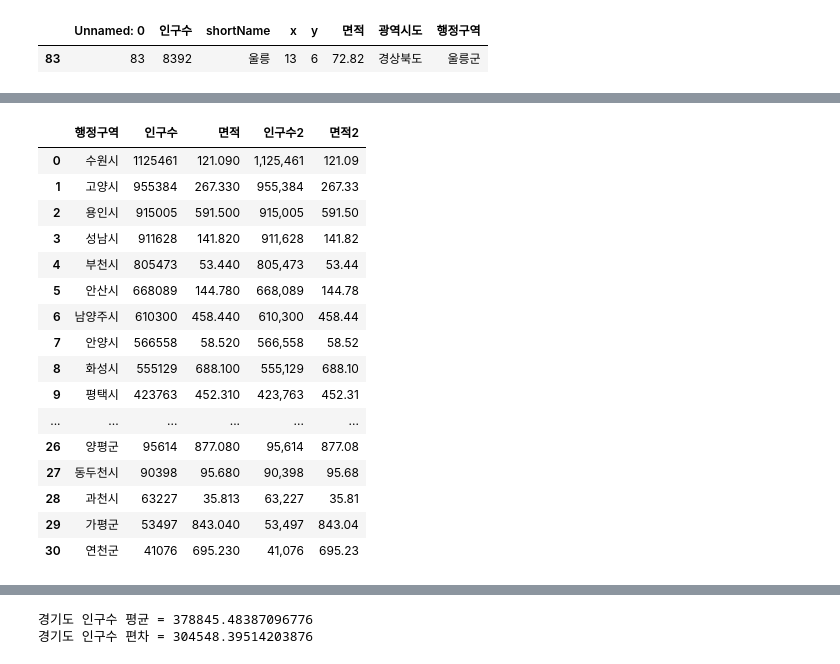
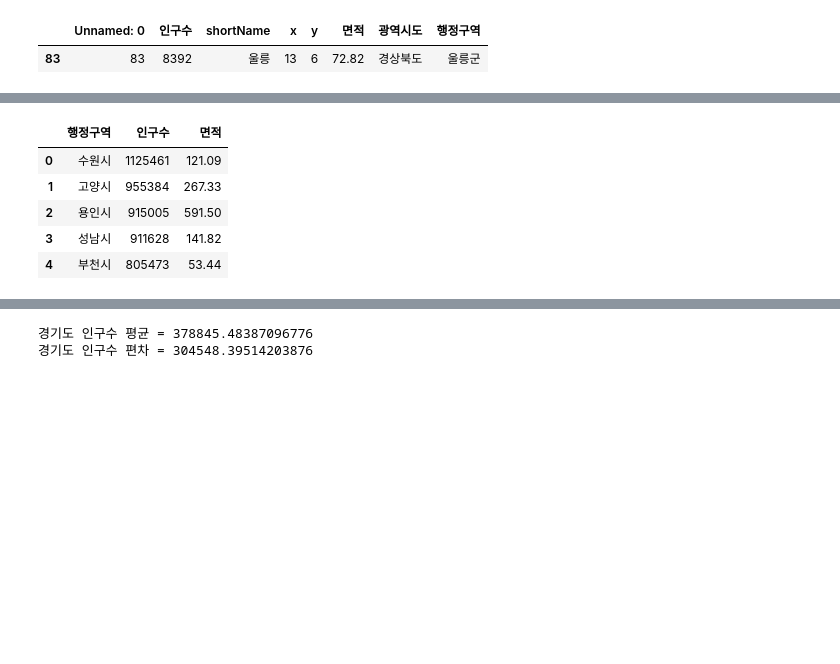
Before and after one commit to siyeon04/Python_Webscraping_Analysis, a Jupyter notebook: 03.행정구역정보_분석과시각화.ipynb, the cells around one changed output, grey strips where cells are left out. Saved outputs shown, nothing was run; the diff lists cells and outputs as text; code cells hidden in the pictures; blank space fills up the shorter version.

```diff
--- a/03.행정구역정보_분석과시각화.ipynb
+++ b/03.행정구역정보_분석과시각화.ipynb
@@ -396,23 +382,13 @@ Name: count, dtype: int64
 # %%
 #경기도에 속한 행정구역명, 인구수, 면적 선택하기 인구수를 descending 순서대로 출력하고 index reset 하여 gy_df 라는 변수에 저장하기
 #data.loc[row , col]
-
-# 인구수2 라는 새로운 컬럼을 생성
+gy_df = data.loc[data['광역시도'] == '경기도', ['행정구역','인구수','면적']]\
+.sort_values(by='인구수', ascending=False).reset_index(drop=True)
+gy_df.head()
 # %% [output]
-|  | 행정구역 | 인구수 | 면적 | 인구수2 | 면적2 |
-| 0 | 수원시 | 1125461 | 121.090 | 1,125,461 | 121.09 |
-| 1 | 고양시 | 955384 | 267.330 | 955,384 | 267.33 |
-| 2 | 용인시 | 915005 | 591.500 | 915,005 | 591.50 |
-| 3 | 성남시 | 911628 | 141.820 | 911,628 | 141.82 |
-| 4 | 부천시 | 805473 | 53.440 | 805,473 | 53.44 |
-| 5 | 안산시 | 668089 | 144.780 | 668,089 | 144.78 |
-| 6 | 남양주시 | 610300 | 458.440 | 610,300 | 458.44 |
-| 7 | 안양시 | 566558 | 58.520 | 566,558 | 58.52 |
-| 8 | 화성시 | 555129 | 688.100 | 555,129 | 688.10 |
-| 9 | 평택시 | 423763 | 452.310 | 423,763 | 452.31 |
-| ... | ... | ... | ... | ... | ... |
-| 26 | 양평군 | 95614 | 877.080 | 95,614 | 877.08 |
-| 27 | 동두천시 | 90398 | 95.680 | 90,398 | 95.68 |
-| 28 | 과천시 | 63227 | 35.813 | 63,227 | 35.81 |
-| 29 | 가평군 | 53497 | 843.040 | 53,497 | 843.04 |
-| 30 | 연천군 | 41076 | 695.230 | 41,076 | 695.23 |
+|  | 행정구역 | 인구수 | 면적 |
+| 0 | 수원시 | 1125461 | 121.09 |
+| 1 | 고양시 | 955384 | 267.33 |
+| 2 | 용인시 | 915005 | 591.50 |
+| 3 | 성남시 | 911628 | 141.82 |
+| 4 | 부천시 | 805473 | 53.44 |
```
Also changed, not shown: parts of 8 cells of this notebook, 1 other file.
